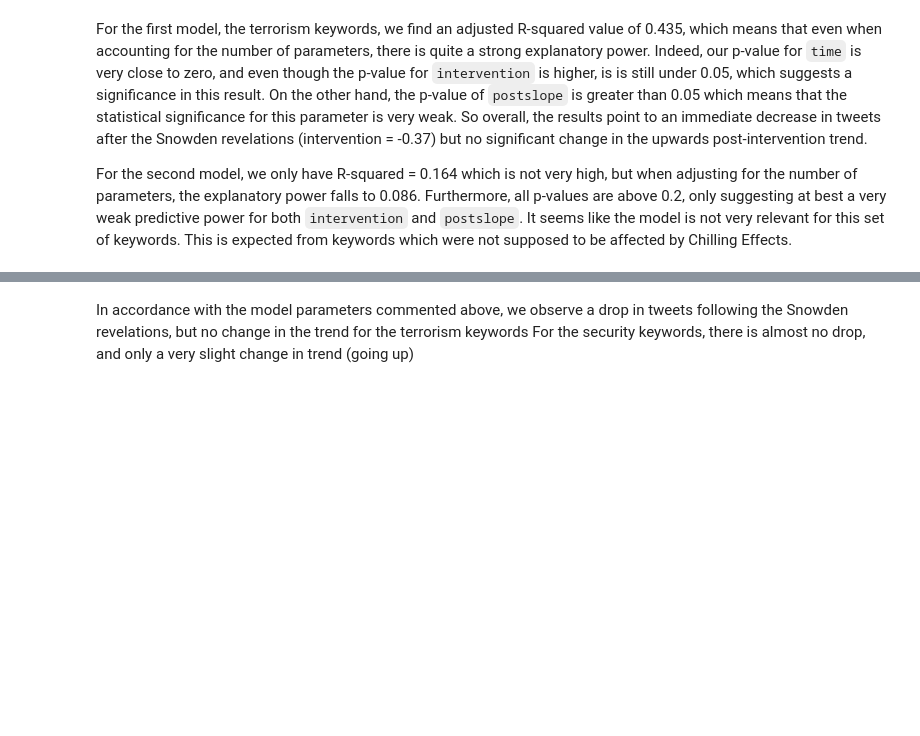
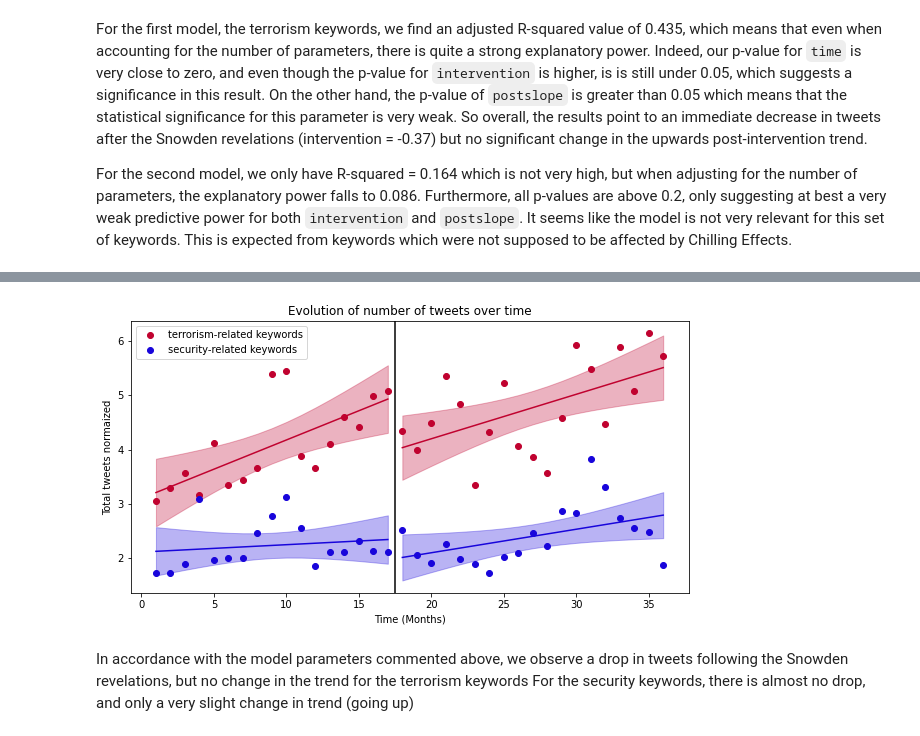
Before and after one commit to JulienVig/CS-401-Tweet-Analysis, a Jupyter notebook: tweet_analysis.ipynb, the cells around one changed output, grey strips where cells are left out. Drawn from its saved outputs; the diff is of its cells as text; code cells hidden in the pictures; blank space fills up the shorter version.

```diff
--- a/tweet_analysis.ipynb
+++ b/tweet_analysis.ipynb
@@ -149,9 +339,9 @@ Here the data is not as irregular but we still have some peaks at various points
 For each keyword, we will normalize the number of tweets each month by dividing it by the maximum number of tweets on any given month, so that the resulting value is between 0 and 1, but the trend will look the same. This way every keyword gives an equal contribution to the global trend.
 This makes sense because we are interested in trends for each keyword individually, and this will not be modified by this operation.
 # %%
-# Here is an example of this operation on a single article :
+# Here is an example of this operation on a single keyword :
 keyword = 'al-qaeda'
-monthly = terrorism_df[terrorism_df.article == keyword].groupby(pd.Grouper(key='date', freq='M')).sum()
+monthly = terrorism_df[terrorism_df.keyword == keyword].groupby(pd.Grouper(key='date', freq='M')).sum()
 monthly['tweets'] = monthly.tweets/monthly.tweets.max() # Here we divide by max tweets in a month
 plt.figure(figsize=(15,3))
 sns.scatterplot(x='date', y='tweets', data=monthly)
@@ -163,13 +353,13 @@ plt.show()
 # %%
 # Now we apply this operation on all keywords before summing
 def normalize_df_and_plot_monthly(df, title):
-    """Normalize the articles in df by dividing the articles counts by their respective maximum monthly counts."""
+    """Normalize the keywords in df by dividing the keywords counts by their respective maximum monthly counts."""
     copy = df.copy()
-    for keyword in copy.article.unique():
+    for keyword in copy.keyword.unique():
         #Compute the monthly counts
-        monthly = copy[copy.article == keyword].groupby(pd.Grouper(key='date', freq='M')).sum()
-        #Normalize the current article counts
-        copy.tweets = np.where(copy.article == keyword, copy.tweets/monthly.tweets.max(), copy.tweets)
+        monthly = copy[copy.keyword == keyword].groupby(pd.Grouper(key='date', freq='M')).sum()
+        #Normalize the current keyword counts
+        copy.tweets = np.where(copy.keyword == keyword, copy.tweets/monthly.tweets.max(), copy.tweets)
     norm_monthly_df = copy.groupby(pd.Grouper(key='date', freq='M')).sum().reset_index()
 
     #Plot the normalized dataframe
@@ -188,11 +378,11 @@ However an issue arises now because keywords with very few tweets might be very
 # %%
 def eliminate_low_tweets(df):
-    df_means = df.groupby(pd.Grouper(key='article')).mean()
+    df_means = df.groupby(pd.Grouper(key='keyword')).mean()
     nb_keywords = df_means.index.nunique()
     df_means = df_means[df_means.tweets > 100.0]
     new_nb_keywords = df_means.index.nunique()
     print('Eliminated {} keywords out of {}'.format(nb_keywords - new_nb_keywords, nb_keywords))
-    return df[df.article.isin(df_means.index)]
+    return df[df.keyword.isin(df_means.index)]
 
 filtered_terrorism_df = eliminate_low_tweets(terrorism_df)
 filtered_domestic_df = eliminate_low_tweets(domestic_df)
@@ -282,28 +502,31 @@ total_tweets.head()
 # %%
 # Finally, we plot the results with 95% confidence intervals
 def plot_half(half, df, color, prefix, label='__nolegend__'):
     x = half['time']
     plt.plot(x, half['prediction_{}'.format(df)], color=color)
     plt.scatter(x, half['{}_{}'.format(prefix, df)], color=color, label=label)
     plt.fill_between(x, half['confidence_lower_{}'.format(df)], half['confidence_upper_{}'.format(df)], color=color, alpha=0.3)
 
 def plot_predictions(df, name, color, prefix='tweets'):
     pre_interruption = df[:17]
     post_interruption = df[17:]
-    plot_half(pre_interruption, name, color, prefix, label='Tweets for {}-related keywords'.format(name))
+    plot_half(pre_interruption, name, color, prefix, label='{}-related keywords'.format(name))
     plot_half(post_interruption, name, color, prefix)
 
 
 
-# plt.figure(figsize=(10,5))
-# plot_predictions(total_tweets, 'terrorism', 'xkcd:lipstick red')
-# plot_predictions(total_tweets, 'security', 'xkcd:ultramarine blue')
-# plt.axvline(17.5, color='black', label='_nolegend_')
-# plt.xlabel('Time (Months)')
-# plt.ylabel('Total tweets normaized')
-# plt.title("Evolution of number of tweets over time")
+plt.figure(figsize=(10,5))
+plot_predictions(total_tweets, 'terrorism', 'xkcd:lipstick red')
+plot_predictions(total_tweets, 'security', 'xkcd:ultramarine blue')
+plt.axvline(17.5, color='black', label='_nolegend_')
+plt.xlabel('Time (Months)')
+plt.ylabel('Total tweets normaized')
+plt.title("Evolution of number of tweets over time")
 # plt.legend(bbox_to_anchor=(1.05, 1), loc='upper left')
-# plt.show()
+plt.legend()
+plt.show()
+# %% [output]
+[figure, added]
 # %% [markdown]
 In accordance with the model parameters commented above, we observe a drop in tweets following the Snowden revelations, but no change in the trend for the terrorism keywords
 For the security keywords, there is almost no drop, and only a very slight change in trend (going up)
```
Also changed, not shown: parts of 85 cells of this notebook, 16 other files.
